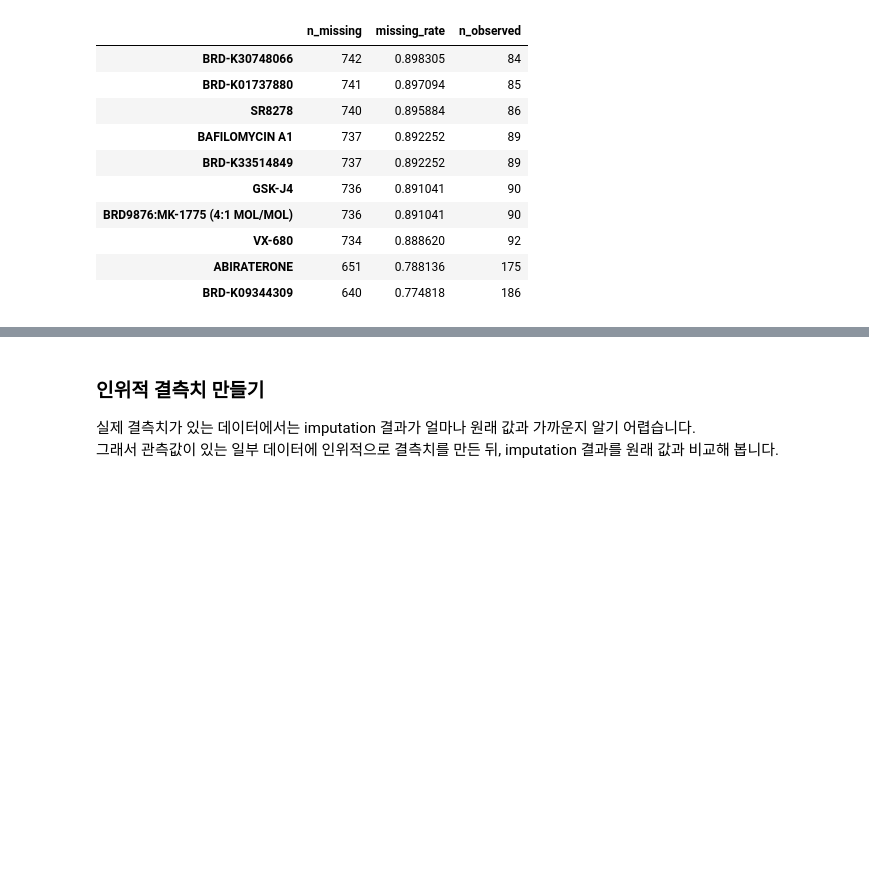
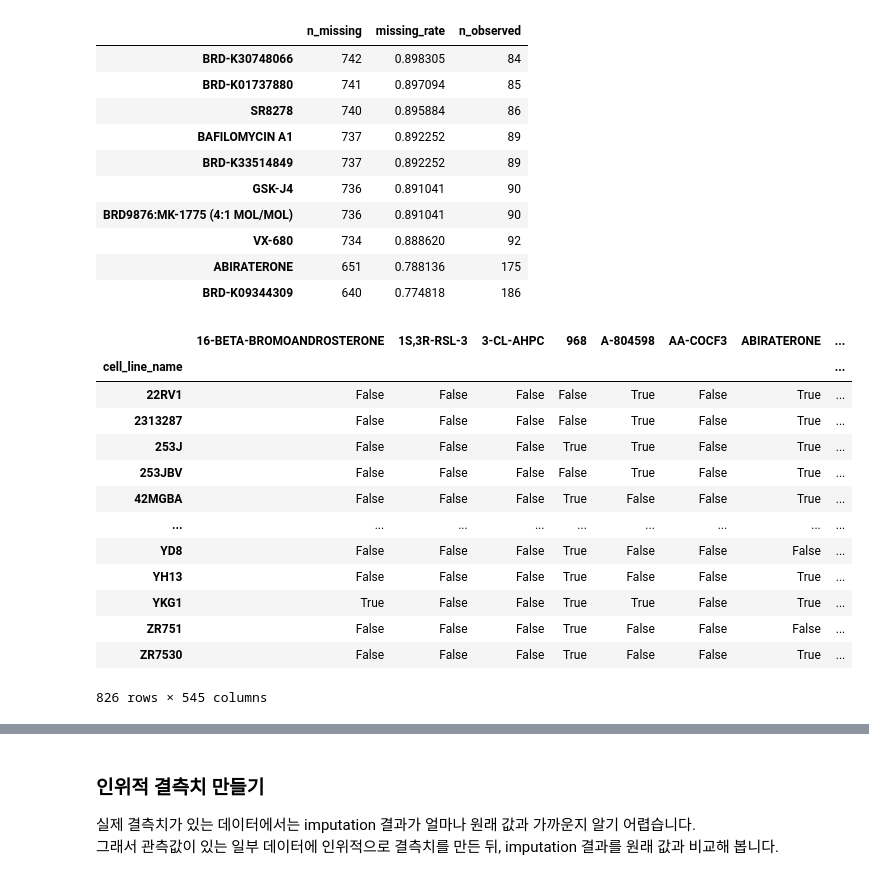
Before and after one commit to hjk9655/health-checkup-analysis, a Jupyter notebook: Notebooks/bio_bigdata_workshop_1B_stats_dimred_clustering_imputation_practice.ipynb, the cells around one changed output, grey strips where cells are left out. Saved outputs shown, nothing was run; the diff lists cells and outputs as text; code cells hidden in the pictures; blank space fills up the shorter version.

```diff
--- a/Notebooks/bio_bigdata_workshop_1B_stats_dimred_clustering_imputation_practice.ipynb
+++ b/Notebooks/bio_bigdata_workshop_1B_stats_dimred_clustering_imputation_practice.ipynb
@@ -784,3 +822,20 @@ missing_summary.head(10)
 | VX-680 | 734 | 0.888620 | 92 |
 | ABIRATERONE | 651 | 0.788136 | 175 |
 | BRD-K09344309 | 640 | 0.774818 | 186 |
+# %%
+df_auc.isnull()
+# %% [output]
+|  | 16-BETA-BROMOANDROSTERONE | 1S,3R-RSL-3 | 3-CL-AHPC | 968 | A-804598 | AA-COCF3 | ABIRATERONE | ... |
+| cell_line_name |  |  |  |  |  |  |  | ... |
+| 22RV1 | False | False | False | False | True | False | True | ... |
+| 2313287 | False | False | False | False | True | False | True | ... |
+| 253J | False | False | False | True | True | False | True | ... |
+| 253JBV | False | False | False | False | True | False | True | ... |
+| 42MGBA | False | False | False | True | False | False | True | ... |
+| ... | ... | ... | ... | ... | ... | ... | ... | ... |
+| YD8 | False | False | False | True | False | False | False | ... |
+| YH13 | False | False | False | True | False | False | True | ... |
+| YKG1 | True | False | False | True | True | False | True | ... |
+| ZR751 | False | False | False | True | False | False | False | ... |
+| ZR7530 | False | False | False | True | False | False | True | ... |
+826 rows × 545 columns
```
Also changed, not shown: parts of 12 cells of this notebook.
